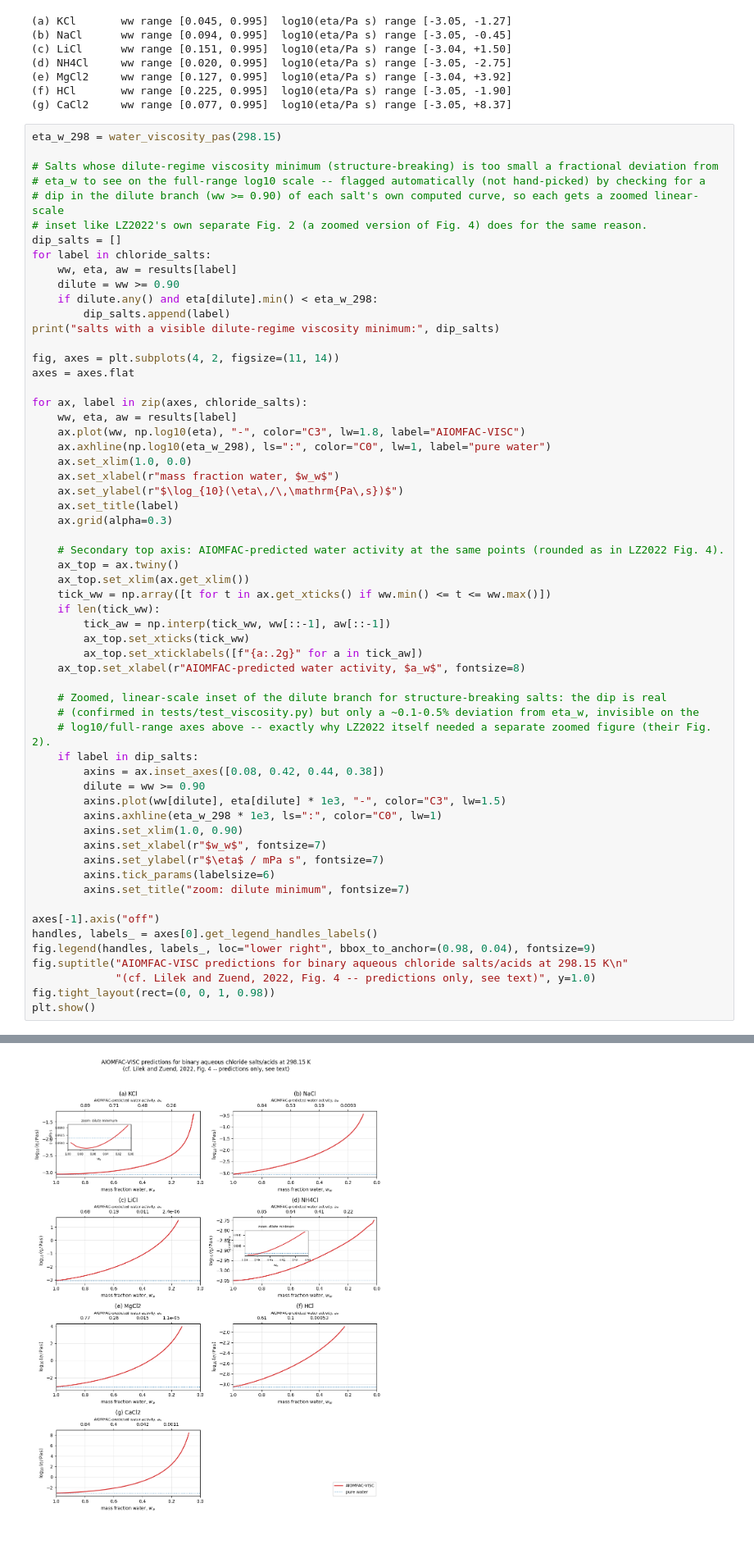
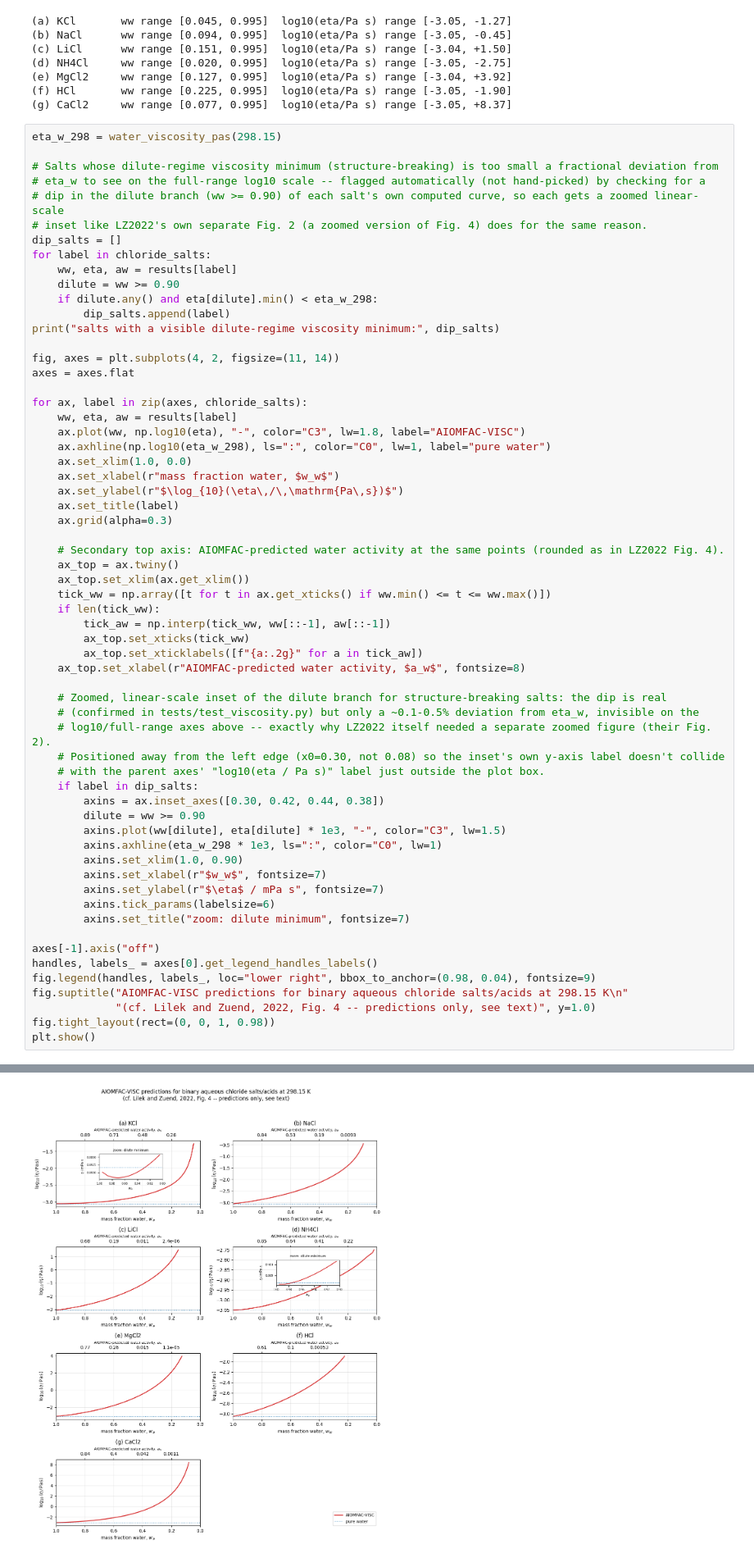
Before and after one commit to SeoulTechPSE/aiomfac-python, a Jupyter notebook: notebooks/05_lilek_zuend2022_viscosity.ipynb, the cells around one changed output, grey strips where cells are left out. Shown at 82% size. Cells and saved outputs as stored; diff of their text form.

Commit message:
Fix inset overlap with y-axis label in notebook 05's Fig. 4 dilute-minimum zooms
The zoomed "dilute minimum" inset in panels (a) KCl and (d) NH4Cl was
positioned at x0=0.08, close enough to the left edge that its own y-axis
label ($\eta$ / mPa s) collided with the parent axes' "log10(eta / Pa s)"
label just outside the plot box. Moved the inset to x0=0.30 (same width)
and re-executed the notebook to confirm the panels now render without
overlap and all other outputs are unchanged.

```diff
--- a/notebooks/05_lilek_zuend2022_viscosity.ipynb
+++ b/notebooks/05_lilek_zuend2022_viscosity.ipynb
@@ -209,35 +209,37 @@ for ax, label in zip(axes, chloride_salts):
     ax_top.set_xlim(ax.get_xlim())
     tick_ww = np.array([t for t in ax.get_xticks() if ww.min() <= t <= ww.max()])
     if len(tick_ww):
         tick_aw = np.interp(tick_ww, ww[::-1], aw[::-1])
         ax_top.set_xticks(tick_ww)
         ax_top.set_xticklabels([f"{a:.2g}" for a in tick_aw])
     ax_top.set_xlabel(r"AIOMFAC-predicted water activity, $a_w$", fontsize=8)
 
     # Zoomed, linear-scale inset of the dilute branch for structure-breaking salts: the dip is real
     # (confirmed in tests/test_viscosity.py) but only a ~0.1-0.5% deviation from eta_w, invisible on the
     # log10/full-range axes above -- exactly why LZ2022 itself needed a separate zoomed figure (their Fig. 2).
+    # Positioned away from the left edge (x0=0.30, not 0.08) so the inset's own y-axis label doesn't collide
+    # with the parent axes' "log10(eta / Pa s)" label just outside the plot box.
     if label in dip_salts:
-        axins = ax.inset_axes([0.08, 0.42, 0.44, 0.38])
+        axins = ax.inset_axes([0.30, 0.42, 0.44, 0.38])
         dilute = ww >= 0.90
         axins.plot(ww[dilute], eta[dilute] * 1e3, "-", color="C3", lw=1.5)
         axins.axhline(eta_w_298 * 1e3, ls=":", color="C0", lw=1)
         axins.set_xlim(1.0, 0.90)
         axins.set_xlabel(r"$w_w$", fontsize=7)
         axins.set_ylabel(r"$\eta$ / mPa s", fontsize=7)
         axins.tick_params(labelsize=6)
         axins.set_title("zoom: dilute minimum", fontsize=7)
 
 axes[-1].axis("off")
 handles, labels_ = axes[0].get_legend_handles_labels()
 fig.legend(handles, labels_, loc="lower right", bbox_to_anchor=(0.98, 0.04), fontsize=9)
 fig.suptitle("AIOMFAC-VISC predictions for binary aqueous chloride salts/acids at 298.15 K\n"
              "(cf. Lilek and Zuend, 2022, Fig. 4 -- predictions only, see text)", y=1.0)
 fig.tight_layout(rect=(0, 0, 1, 0.98))
 plt.show()
 # %% [output]
 salts with a visible dilute-regime viscosity minimum: ['(a) KCl', '(d) NH4Cl']
-[figure, old version]
+[figure, new version]
 # %% [markdown]
 **Reading the panels.** The predicted curves show exactly the two qualitative regimes LZ2022 discuss
 (Sect. 2.4, Sect. 4.4):
```
